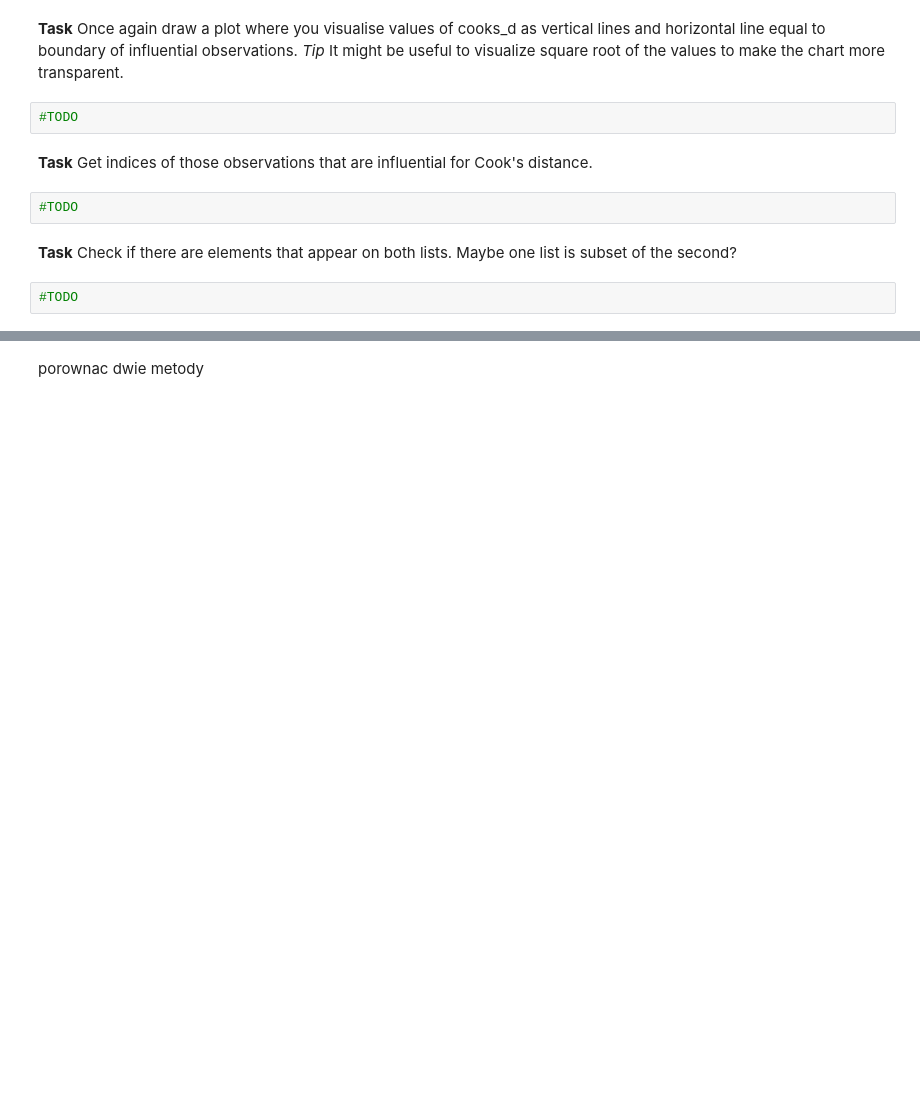
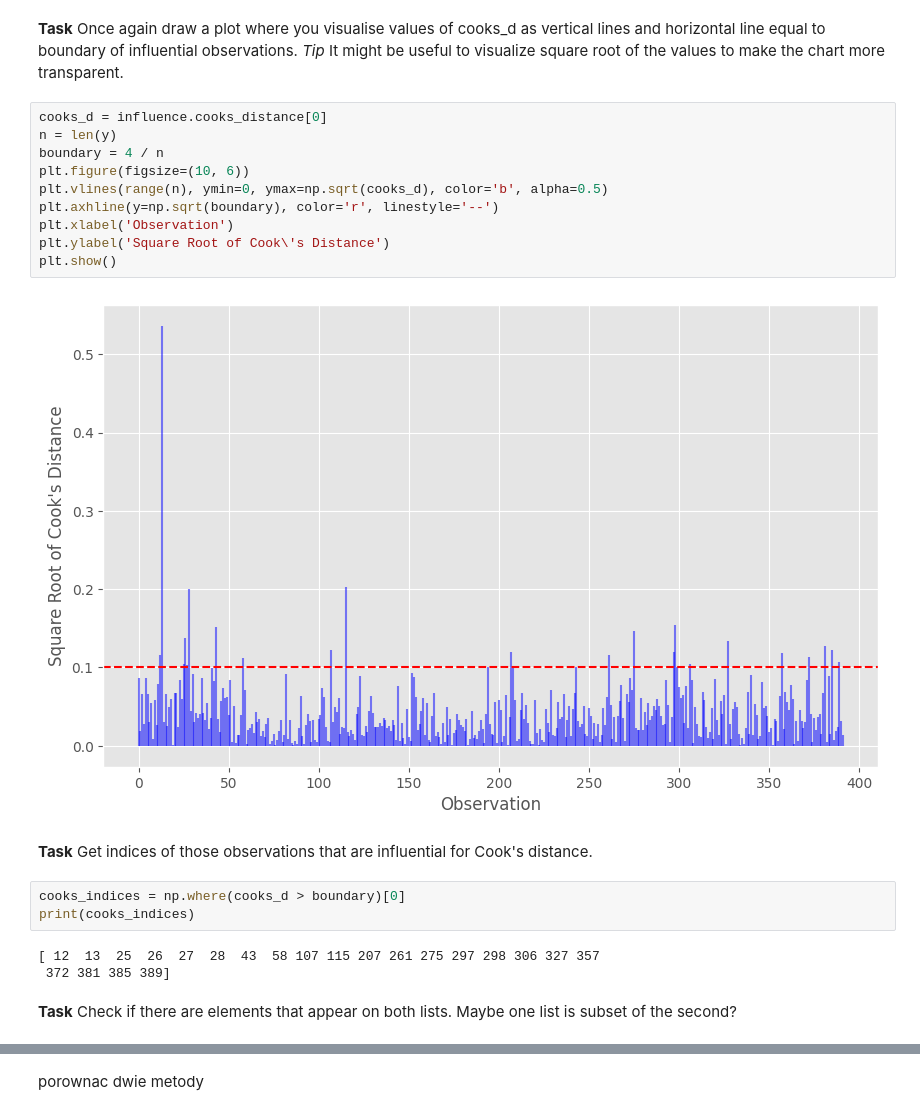
Before and after one commit to Bonioszko/studia, a Jupyter notebook: sieci neuronowe/regresja/regression.ipynb, the cells around one changed output, grey strips where cells are left out. Saved outputs shown, nothing was run; the diff lists cells and outputs as text; blank space fills up the shorter version.

```diff
--- a/sieci neuronowe/regresja/regression.ipynb
+++ b/sieci neuronowe/regresja/regression.ipynb
@@ -318,13 +369,25 @@ This measure calculates the influence of i-th example on our regression equation
 Comparing to the previous, there is also made checking the influence of each observation. However, this time we check the difference of coefficients in our regression equation while we omit the i-th observation. The boundary of the influence is very often set to 4/number of observations.
 # %% [markdown]
 **Task** Once again draw a plot where you visualise values of cooks_d as vertical lines and horizontal line equal to boundary of influential observations. *Tip* It might be useful to visualize square root of the values to make the chart more transparent.
-# %%
-#TODO
+# %%
+cooks_d = influence.cooks_distance[0]
+n = len(y)
+boundary = 4 / n
+plt.figure(figsize=(10, 6))
+plt.vlines(range(n), ymin=0, ymax=np.sqrt(cooks_d), color='b', alpha=0.5)
+plt.axhline(y=np.sqrt(boundary), color='r', linestyle='--')
+plt.xlabel('Observation')
+plt.ylabel('Square Root of Cook\'s Distance')
+plt.show()
+# %% [output]
+[figure, added]
 # %% [markdown]
 **Task** Get indices of those observations that are influential for Cook's distance.
-# %%
-#TODO
+# %%
+cooks_indices = np.where(cooks_d > boundary)[0]
+print(cooks_indices)
+# %% [output]
+[ 12  13  25  26  27  28  43  58 107 115 207 261 275 297 298 306 327 357
+ 372 381 385 389]
 # %% [markdown]
 **Task** Check if there are elements that appear on both lists. Maybe one list is subset of the second?
-# %%
-#TODO
```
Also changed, not shown: parts of 21 cells of this notebook, 7 other files.
